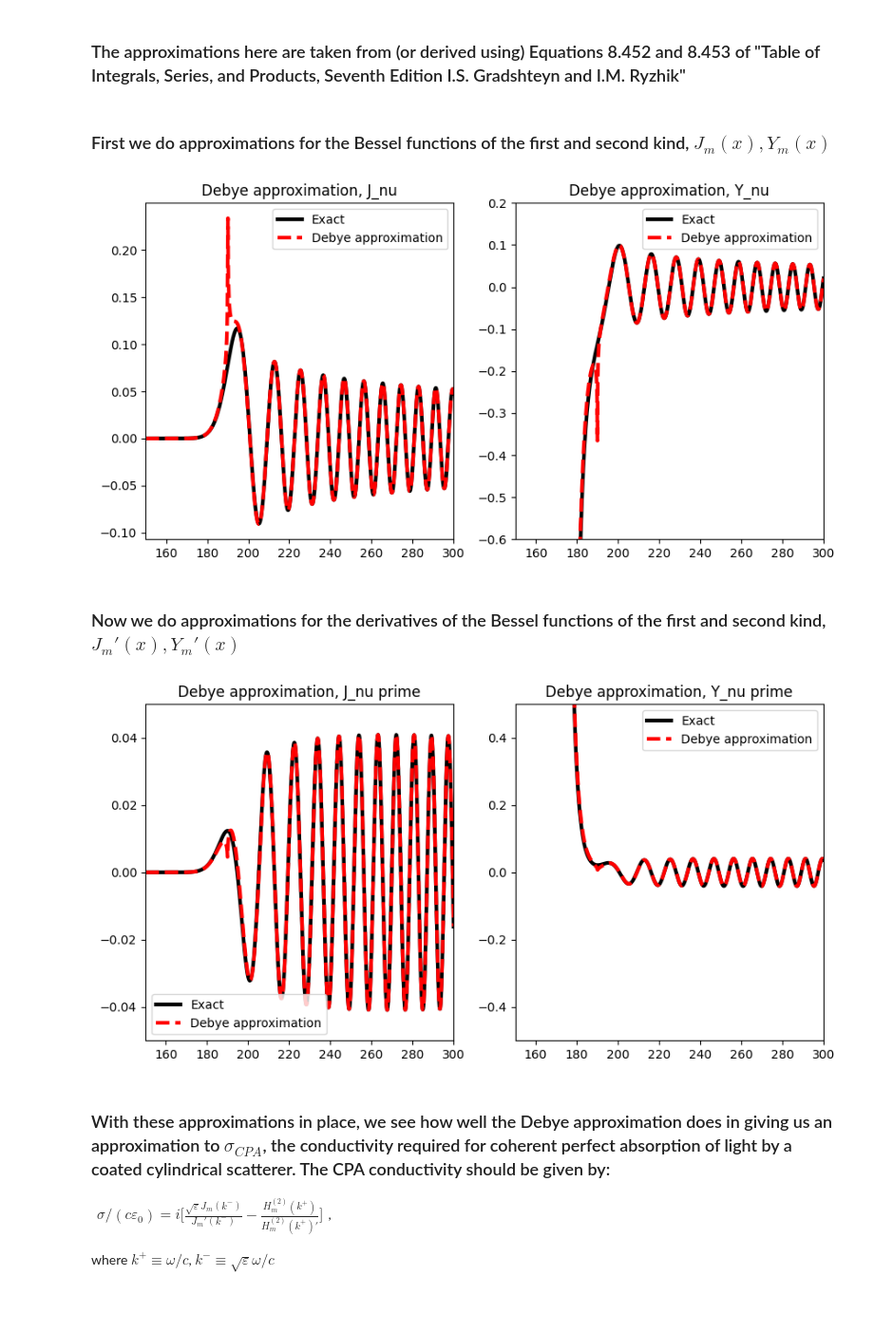
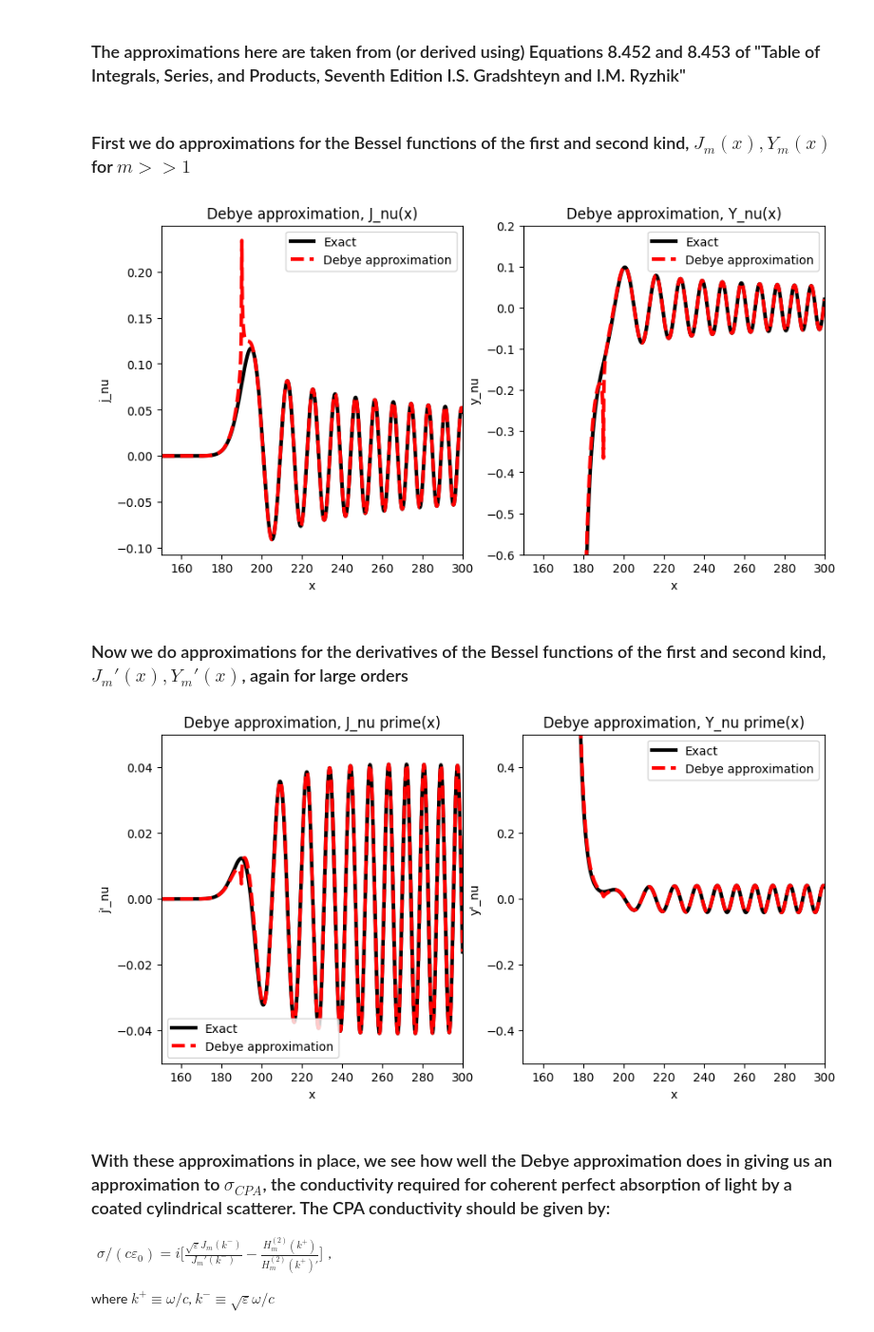
Before and after one commit to AliGhorashiCMT/Coherent-Perfect-Absorption, a Jupyter notebook: cylinders/Debye Approximation (Whispering Gallery Modes).ipynb, the cells around one changed output. Shown at 95% size. Saved outputs shown, nothing was run; the diff lists cells and outputs as text; code cells hidden in the pictures; blank space fills up the shorter version.

Commit message:
whispering gallery modes final approximations

```diff
--- a/cylinders/Debye Approximation (Whispering Gallery Modes).ipynb
+++ b/cylinders/Debye Approximation (Whispering Gallery Modes).ipynb
@@ -57,7 +57,7 @@ def y_nu_prime_approximation_closed_form(x, m):
     approx_array = np.where(x<m, approx_array_x_lt_m, approx_array_x_gt_m)
     return approx_array
 # %% [markdown]
-### First we do approximations for the Bessel functions of the first and second kind, $J_m(x), Y_m(x)$
+### First we do approximations for the Bessel functions of the first and second kind, $J_m(x), Y_m(x)$ for $m>>1$
 # %%
 m = 190
 M = 1000
@@ -81,12 +80,16 @@ ax2.set_ylim(-0.6, 0.2);
 
 ax1.legend()
 ax2.legend()
-ax1.set_title("Debye approximation, J_nu")
-ax2.set_title("Debye approximation, Y_nu");
+ax1.set_title("Debye approximation, J_nu(x)")
+ax2.set_title("Debye approximation, Y_nu(x)");
+ax1.set_ylabel("j_nu")
+ax2.set_ylabel("y_nu")
+ax1.set_xlabel("x")
+ax2.set_xlabel("x");
 # %% [output]
-[figure, old version]
+[figure, new version]
 # %% [markdown]
-### Now we do approximations for the derivatives of the Bessel functions of the first and second kind, $J_m'(x), Y_m'(x)$
+### Now we do approximations for the derivatives of the Bessel functions of the first and second kind, $J_m'(x), Y_m'(x)$, again for large orders
 # %%
 M = 1000
 x = linspace(150, 300, M)
@@ -105,21 +108,25 @@ yv_prime_approx = y_nu_prime_approximation_closed_form(x, m)
 # %%
 fig, (ax1, ax2) = plt.subplots(1, 2, figsize=(10, 5))
 ax1.plot(x, jv_prime_exact, color="black", linewidth=3, label="Exact")
 ax1.plot(x, jv_prime_approx, color="red", linestyle="dashed", linewidth=3, label="Debye approximation")
 ax1.set_xlim(x.min(), x.max());
 ax1.set_ylim(-0.05, 0.05)
 
 ax2.plot(x, yv_prime_exact, color="black", linewidth=3, label="Exact")
 ax2.plot(x, yv_prime_approx, color="red", linestyle="dashed", linewidth=3, label="Debye approximation")
 ax2.set_xlim(x.min(), x.max());
 ax2.set_ylim(-0.5, 0.5);
 
 ax1.legend()
 ax2.legend()
-ax1.set_title("Debye approximation, J_nu prime")
-ax2.set_title("Debye approximation, Y_nu prime");
+ax1.set_title("Debye approximation, J_nu prime(x)")
+ax2.set_title("Debye approximation, Y_nu prime(x)");
+ax1.set_ylabel("j'_nu")
+ax2.set_ylabel("y'_nu")
+ax1.set_xlabel("x")
+ax2.set_xlabel("x");
 # %% [output]
-[figure, old version]
+[figure, new version]
 # %% [markdown]
 ### With these approximations in place, we see how well the Debye approximation does in giving us an approximation to $\sigma_{CPA}$, the conductivity required for coherent perfect absorption of light by a coated cylindrical scatterer. The CPA conductivity should be given by:
 
```
Also changed, not shown: parts of 12 cells of this notebook.
